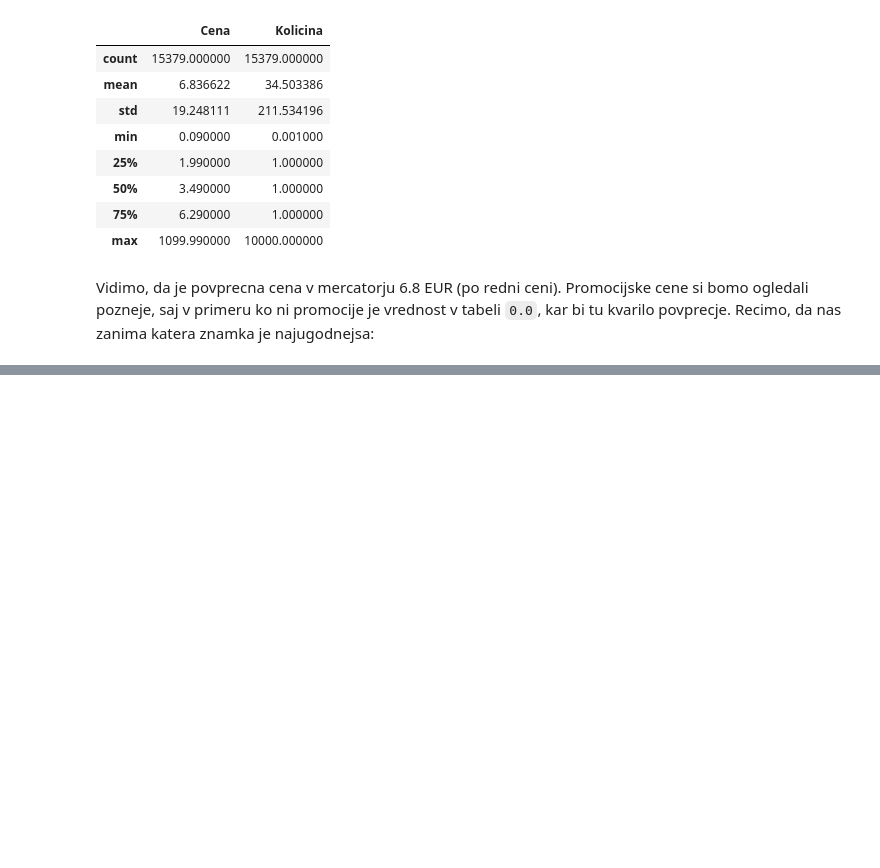
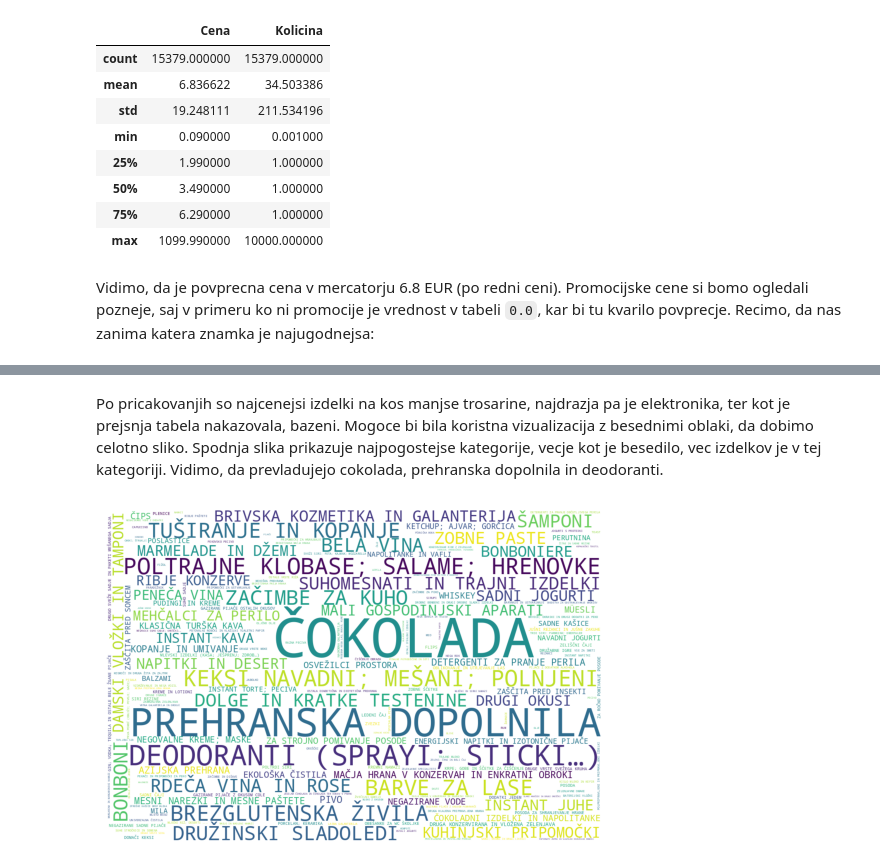
Before and after one commit to borbrudar/uvp, a Jupyter notebook: analiza.ipynb, the cells around one changed output, grey strips where cells are left out. Saved outputs shown, nothing was run; the diff lists cells and outputs as text; code cells hidden in the pictures; blank space fills up the shorter version.

```diff
--- a/analiza.ipynb
+++ b/analiza.ipynb
@@ -150,0 +170,6 @@ Najcenejsi sta torej znamki `Prime` ter  `Zott Kaffe Gold`, najdrazji pa `Asus`
+# %%
+izdelki = izdelki[izdelki["Kategorija"] != "ENIPUKS ENVOGALB ENTENRETNI ;EČAJIP ;EDOV ; EDOV ENARIZAGEN"]
+izdelki = izdelki[izdelki["Kategorija"] != "ENIPUKS ENVOGALB ENTENRETNI ;EČAJIP ;EDOV ;IKTADOD Z EDOV ENARIZAGEN"]
+izdelki = izdelki[izdelki["Kategorija"] != "ENIPUKS ENVOGALB ENTENRETNI ;EČAJIP ;EDOV ; EDOV ENARIZAG"]
+izdelki = izdelki[izdelki["Kategorija"] != "ENIPUKS ENVOGALB ENTENRETNI ;EČAJIP ;EDOV ;IKTADOD Z EDOV ENARIZAG"]
+izdelki.groupby("Kategorija").agg("Cena").mean().sort_values()
@@ -150,0 +190,9 @@ Najcenejsi sta torej znamki `Prime` ter  `Zott Kaffe Gold`, najdrazji pa `Asus`
+# %% [markdown]
+Po pricakovanjih so najcenejsi izdelki na kos manjse trosarine, najdrazja pa je elektronika, ter kot je prejsnja tabela nakazovala, bazeni. Mogoce bi bila koristna vizualizacija z besednimi oblaki, da dobimo celotno sliko. Spodnja slika prikazuje najpogostejse kategorije, vecje kot je besedilo, vec izdelkov je v tej kategoriji. Vidimo, da prevladujejo cokolada, prehranska dopolnila in deodoranti.
+# %%
+wordcloud = WordCloud(width=1200, height=800,background_color="white").generate_from_frequencies(izdelki["Kategorija"].value_counts())
+plt.imshow(wordcloud)
+plt.axis("off")
+plt.show()
+# %% [output]
+[figure, added]
```
Also changed, not shown: parts of 9 cells of this notebook, 6 other files.
